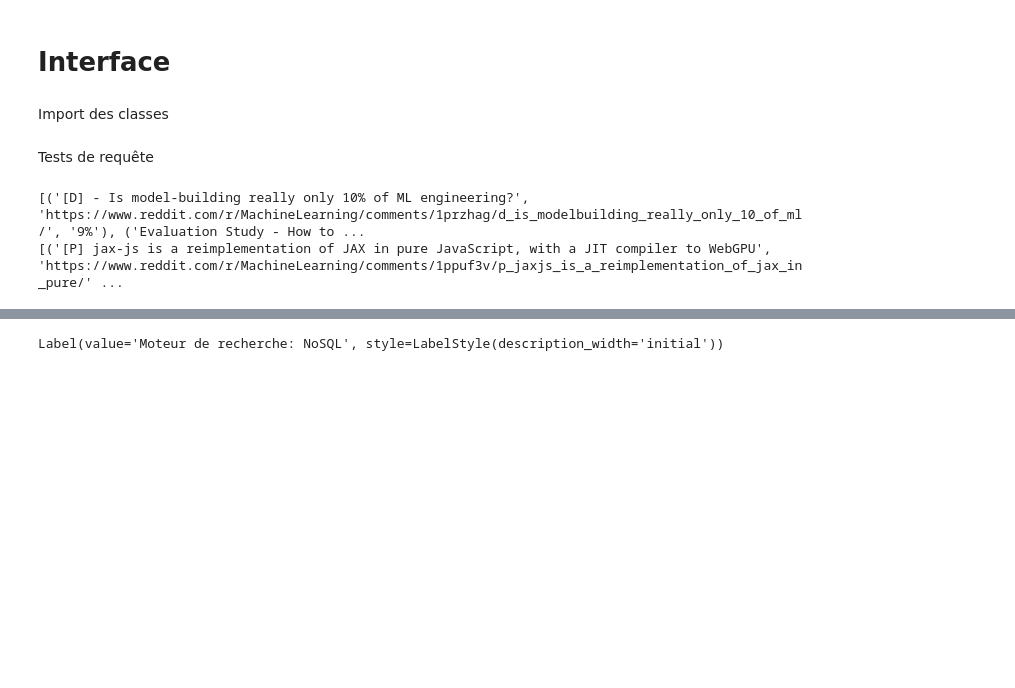
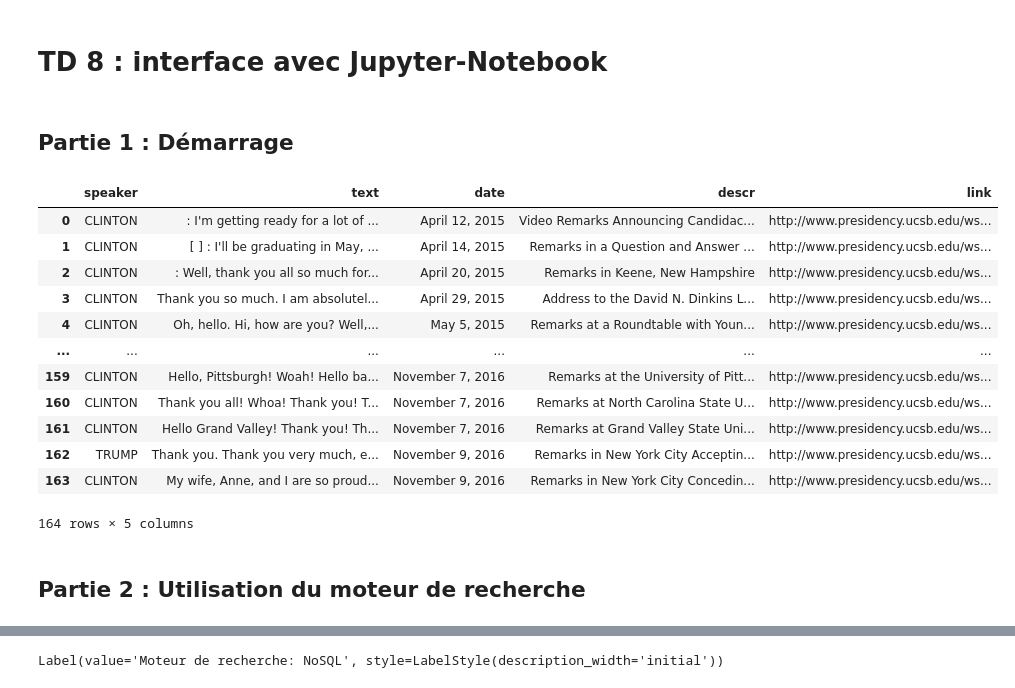
Before and after one commit to 0TRDavid/Search_engine, a Jupyter notebook: interface.ipynb, the cells around one changed output, grey strips where cells are left out. Cells and saved outputs as stored; diff of their text form; code cells hidden in the pictures; blank space fills up the shorter version.

```diff
--- a/interface.ipynb
+++ b/interface.ipynb
@@ -1,4 +1,28 @@
-# %% [markdown]
-# Interface
-# %% [markdown]
-Import des classes
+# %% [markdown]
+# TD 8 : interface avec Jupyter-Notebook
+# %% [markdown]
+## Partie 1 : Démarrage
+# %%
+import pandas as pd
+
+def load_data(file_path):
+    """Load data from a CSV file into a pandas DataFrame."""
+    return pd.read_csv(file_path, sep='\t')
+
+df = load_data('./data/discours_US.csv')
+df['speaker'].value_counts()
+df
+# %% [output]
+|  | speaker | text | date | descr | link |
+| 0 | CLINTON | : I'm getting ready for a lot of ... | April 12, 2015 | Video Remarks Announcing Candidac... | http://www.presidency.ucsb.edu/ws... |
+| 1 | CLINTON | [ ] : I'll be graduating in May, ... | April 14, 2015 | Remarks in a Question and Answer ... | http://www.presidency.ucsb.edu/ws... |
+| 2 | CLINTON | : Well, thank you all so much for... | April 20, 2015 | Remarks in Keene, New Hampshire | http://www.presidency.ucsb.edu/ws... |
+| 3 | CLINTON | Thank you so much. I am absolutel... | April 29, 2015 | Address to the David N. Dinkins L... | http://www.presidency.ucsb.edu/ws... |
+| 4 | CLINTON | Oh, hello. Hi, how are you? Well,... | May 5, 2015 | Remarks at a Roundtable with Youn... | http://www.presidency.ucsb.edu/ws... |
+| ... | ... | ... | ... | ... | ... |
+| 159 | CLINTON | Hello, Pittsburgh! Woah! Hello ba... | November 7, 2016 | Remarks at the University of Pitt... | http://www.presidency.ucsb.edu/ws... |
+| 160 | CLINTON | Thank you all! Whoa! Thank you! T... | November 7, 2016 | Remarks at North Carolina State U... | http://www.presidency.ucsb.edu/ws... |
+| 161 | CLINTON | Hello Grand Valley! Thank you! Th... | November 7, 2016 | Remarks at Grand Valley State Uni... | http://www.presidency.ucsb.edu/ws... |
+| 162 | TRUMP | Thank you. Thank you very much, e... | November 9, 2016 | Remarks in New York City Acceptin... | http://www.presidency.ucsb.edu/ws... |
+| 163 | CLINTON | My wife, Anne, and I are so proud... | November 9, 2016 | Remarks in New York City Concedin... | http://www.presidency.ucsb.edu/ws... |
+164 rows × 5 columns
@@ -5,3 +89,5 @@ Import des classes
+# %% [markdown]
+## Partie 2 : Utilisation du moteur de recherche
 # %%
 from src.SearchEngine import SearchEngine
 from src.Corpus import Corpus
@@ -16,8 +104,0 @@ engine = SearchEngine(sujet_corpus)
-# %% [markdown]
-Tests de requête
-# %%
-print(engine.search_engine("deep learning", top_n=5))
-print(engine.search_engine("neural", top_n=5))
-# %% [output]
-[('[D] - Is model-building really only 10% of ML engineering?', 'https://www.reddit.com/r/MachineLearning/comments/1przhag/d_is_modelbuilding_really_only_10_of_ml/', '9%'), ('Evaluation Study - How to ...
-[('[P] jax-js is a reimplementation of JAX in pure JavaScript, with a JIT compiler to WebGPU', 'https://www.reddit.com/r/MachineLearning/comments/1ppuf3v/p_jaxjs_is_a_reimplementation_of_jax_in_pure/' ...
```
Also changed, not shown: parts of 5 cells of this notebook, 2 other files.
